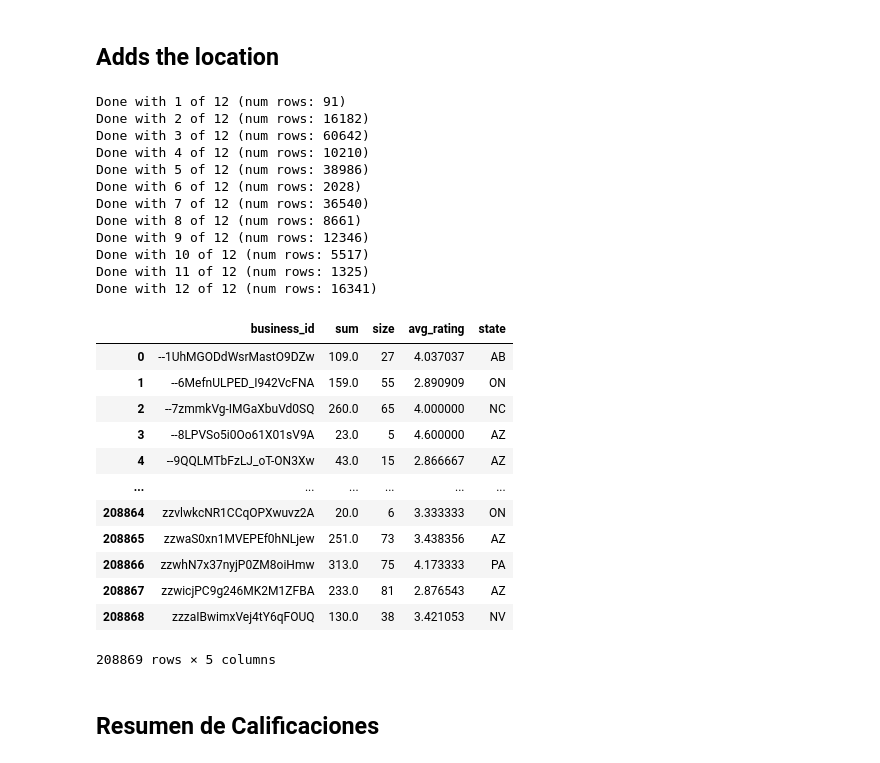
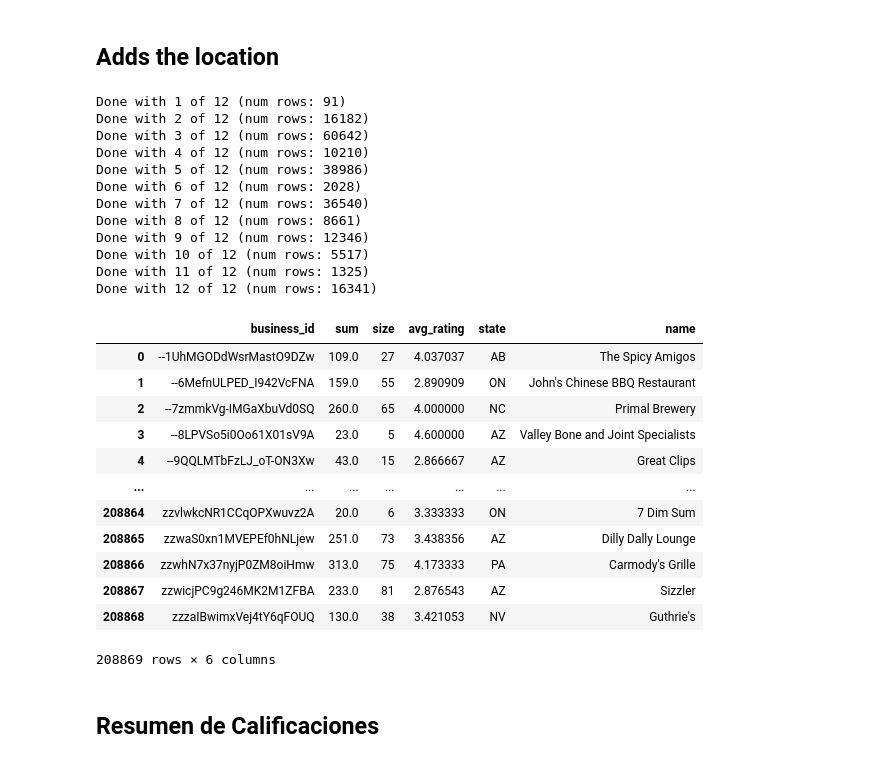
Before and after one commit to minigonche/sistemas_de_recomendacion_2020, a Jupyter notebook: talleres/taller_2/Constructor Modelos Contexto.ipynb, the cells around one changed output. Cells and saved outputs as stored; diff of their text form; code cells hidden in the pictures.

```diff
--- a/talleres/taller_2/Constructor Modelos Contexto.ipynb
+++ b/talleres/taller_2/Constructor Modelos Contexto.ipynb
@@ -104,3 +108,8 @@ with open('data_raw/yelp_dataset/yelp_academic_dataset_business.json', 'r') as f
 80.0%
 90.0%
 100.0%
+# %%
+other = set(['CA', 'TX', 'NY', 'CO', 'XWY', 'GA', 'BC', 'YT', 'HPL', 'AL', 'UT', 'VT', 'WA', 'NE', 'DOW', 'MI', 'FL', 'AR', 'HI', 'MB', 'OR', 'AK', 'VA', 'CT', 'MO', 'DUR'])
+df_lugares = pd.DataFrame(lugares)
+df_lugares.loc[df_lugares.state.isin(other),'state'] = 'OTHER'
+display(df_lugares)
@@ -350,46 +375,47 @@ Done with 20 of 20 (num rows: 209393)
 df_business = pd.read_pickle('data/avg_business_ratings/avg_ratings.zip')
 
 all_df = []
 for i in range(len(final_locations)):
 
     loc = final_locations[i]
 
     df_temp = pd.read_pickle('data/content_models_by_state/{}.zip'.format(loc))
     df_temp['state'] = loc
 
     all_df.append(df_temp[['state']].reset_index())
 
     print('Done with {} of {} (num rows: {})'.format(i+1, len(final_locations), df_temp.shape[0]))
 
 df_merged = df_business.merge(pd.concat(all_df, ignore_index = True), on = 'business_id')
+df_merged = df_merged.merge(df_lugares[['business_id','name']], on = 'business_id', how = 'left').fillna(-1)
 df_merged.to_pickle('data/avg_business_ratings/avg_ratings.zip')
 df_merged
 # %% [output]
 Done with 1 of 12 (num rows: 91)
 Done with 2 of 12 (num rows: 16182)
 Done with 3 of 12 (num rows: 60642)
 Done with 4 of 12 (num rows: 10210)
 Done with 5 of 12 (num rows: 38986)
 Done with 6 of 12 (num rows: 2028)
 Done with 7 of 12 (num rows: 36540)
 Done with 8 of 12 (num rows: 8661)
 Done with 9 of 12 (num rows: 12346)
 Done with 10 of 12 (num rows: 5517)
 Done with 11 of 12 (num rows: 1325)
 Done with 12 of 12 (num rows: 16341)
-|  | business_id | sum | size | avg_rating | state |
-| 0 | --1UhMGODdWsrMastO9DZw | 109.0 | 27 | 4.037037 | AB |
-| 1 | --6MefnULPED_I942VcFNA | 159.0 | 55 | 2.890909 | ON |
-| 2 | --7zmmkVg-IMGaXbuVd0SQ | 260.0 | 65 | 4.000000 | NC |
-| 3 | --8LPVSo5i0Oo61X01sV9A | 23.0 | 5 | 4.600000 | AZ |
-| 4 | --9QQLMTbFzLJ_oT-ON3Xw | 43.0 | 15 | 2.866667 | AZ |
-| ... | ... | ... | ... | ... | ... |
-| 208864 | zzvlwkcNR1CCqOPXwuvz2A | 20.0 | 6 | 3.333333 | ON |
-| 208865 | zzwaS0xn1MVEPEf0hNLjew | 251.0 | 73 | 3.438356 | AZ |
-| 208866 | zzwhN7x37nyjP0ZM8oiHmw | 313.0 | 75 | 4.173333 | PA |
-| 208867 | zzwicjPC9g246MK2M1ZFBA | 233.0 | 81 | 2.876543 | AZ |
-| 208868 | zzzaIBwimxVej4tY6qFOUQ | 130.0 | 38 | 3.421053 | NV |
+|  | business_id | sum | size | avg_rating | state | name |
+| 0 | --1UhMGODdWsrMastO9DZw | 109.0 | 27 | 4.037037 | AB | The Spicy Amigos |
+| 1 | --6MefnULPED_I942VcFNA | 159.0 | 55 | 2.890909 | ON | John's Chinese BBQ Restaurant |
+| 2 | --7zmmkVg-IMGaXbuVd0SQ | 260.0 | 65 | 4.000000 | NC | Primal Brewery |
+| 3 | --8LPVSo5i0Oo61X01sV9A | 23.0 | 5 | 4.600000 | AZ | Valley Bone and Joint Specialists |
+| 4 | --9QQLMTbFzLJ_oT-ON3Xw | 43.0 | 15 | 2.866667 | AZ | Great Clips |
+| ... | ... | ... | ... | ... | ... | ... |
+| 208864 | zzvlwkcNR1CCqOPXwuvz2A | 20.0 | 6 | 3.333333 | ON | 7 Dim Sum |
+| 208865 | zzwaS0xn1MVEPEf0hNLjew | 251.0 | 73 | 3.438356 | AZ | Dilly Dally Lounge |
+| 208866 | zzwhN7x37nyjP0ZM8oiHmw | 313.0 | 75 | 4.173333 | PA | Carmody's Grille |
+| 208867 | zzwicjPC9g246MK2M1ZFBA | 233.0 | 81 | 2.876543 | AZ | Sizzler |
+| 208868 | zzzaIBwimxVej4tY6qFOUQ | 130.0 | 38 | 3.421053 | NV | Guthrie's |
-208869 rows × 5 columns
+208869 rows × 6 columns
 # %% [markdown]
 ## Resumen de Calificaciones
 # %%
```
Also changed, not shown: parts of 25 cells of this notebook, 11 other files.
